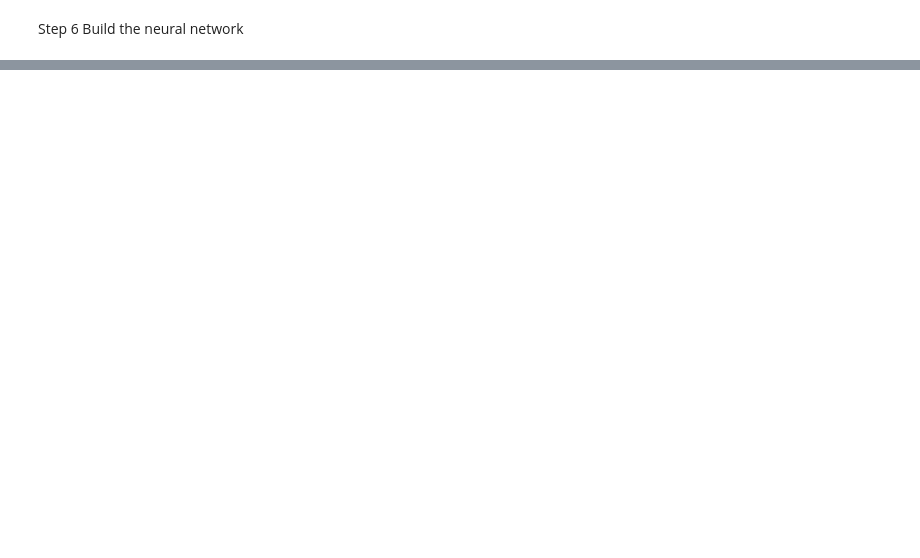
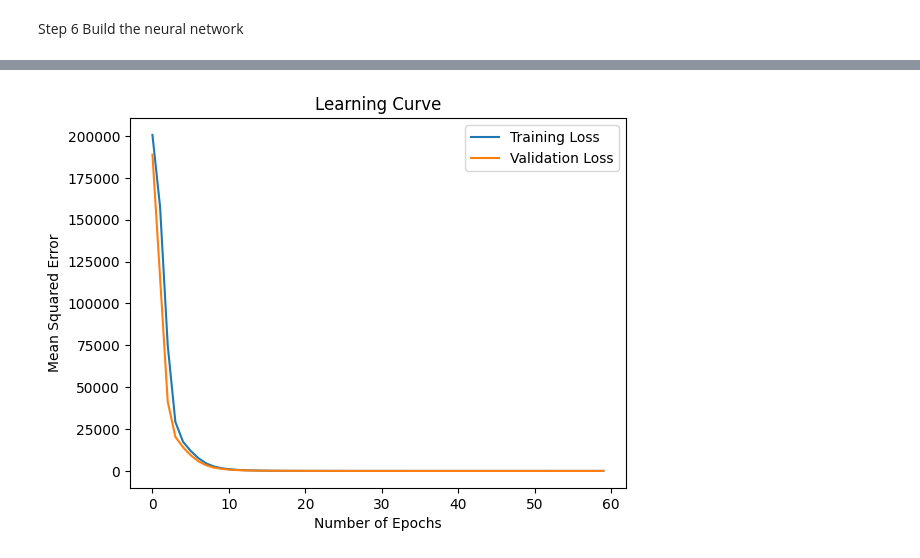
Before and after one commit to AKVITA380/Deep-Learning-6-July-2024, a Jupyter notebook: Regression_with_keras.ipynb, the cells around one changed output, grey strips where cells are left out. Cells and saved outputs as stored; diff of their text form; code cells hidden in the pictures; blank space fills up the shorter version.

```diff
--- a/Regression_with_keras.ipynb
+++ b/Regression_with_keras.ipynb
@@ -79,8 +73,8 @@ df
 # %% [markdown]
 Step 3 Separate X AND Y
 # %%
-X=df.drop(columns=['PE'])
-Y=df[['PE']]
+X=df1.drop(columns=['PE'])
+Y=df1[['PE']]
 # %%
 X.head()
 # %% [output]
@@ -106,7 +100,8 @@ from sklearn.pipeline import Pipeline
 from sklearn.impute import SimpleImputer
 from sklearn.preprocessing import StandardScaler
 # %%
-num_pipe=Pipeline(steps=[('impute', SimpleImputer(strategy='mean')),('scale',StandardScaler())]).set_output(transform='pandas')
+num_pipe = Pipeline(steps=[('impute', SimpleImputer(strategy='mean')),
+                           ('scale', StandardScaler())]).set_output(transform='pandas')
 # %%
 X_pre= num_pipe.fit_transform(X)
 # %%
@@ -122,7 +117,7 @@ X_pre.head()
 Step 5 Train Test Split
 # %%
 from sklearn.model_selection import train_test_split
-xtrain,ytrain,xtest,ytest = train_test_split(X_pre,Y,test_size=0.2,random_state=42)
+xtrain, xtest, ytrain, ytest = train_test_split(X_pre, Y, test_size=0.2, random_state=42)
 # %%
 xtrain.head()
 # %% [output]
@@ -189,5 +195,5 @@ model.compile(loss='mse', metrics=['mae'],optimizer='adam')
 # %%
-model.fit(xtrain,ytrain,
-          validation_data=(xtest,ytest),
-          epochs=52)
+hist = model.fit(xtrain, ytrain,
+                 validation_data=(xtest, ytest),
+                 epochs=60)
 # %% [output]
@@ -197,0 +257,11 @@ Make sure all arrays contain the same number of samples.
+# %%
+import matplotlib.pyplot as plt
+plt.plot(hist.history["loss"], label="Training Loss")
+plt.plot(hist.history["val_loss"], label="Validation Loss")
+plt.xlabel("Number of Epochs")
+plt.ylabel("Mean Squared Error")
+plt.title("Learning Curve")
+plt.legend()
+plt.show()
+# %% [output]
+[figure, added]
```
Also changed, not shown: parts of 34 cells of this notebook.
